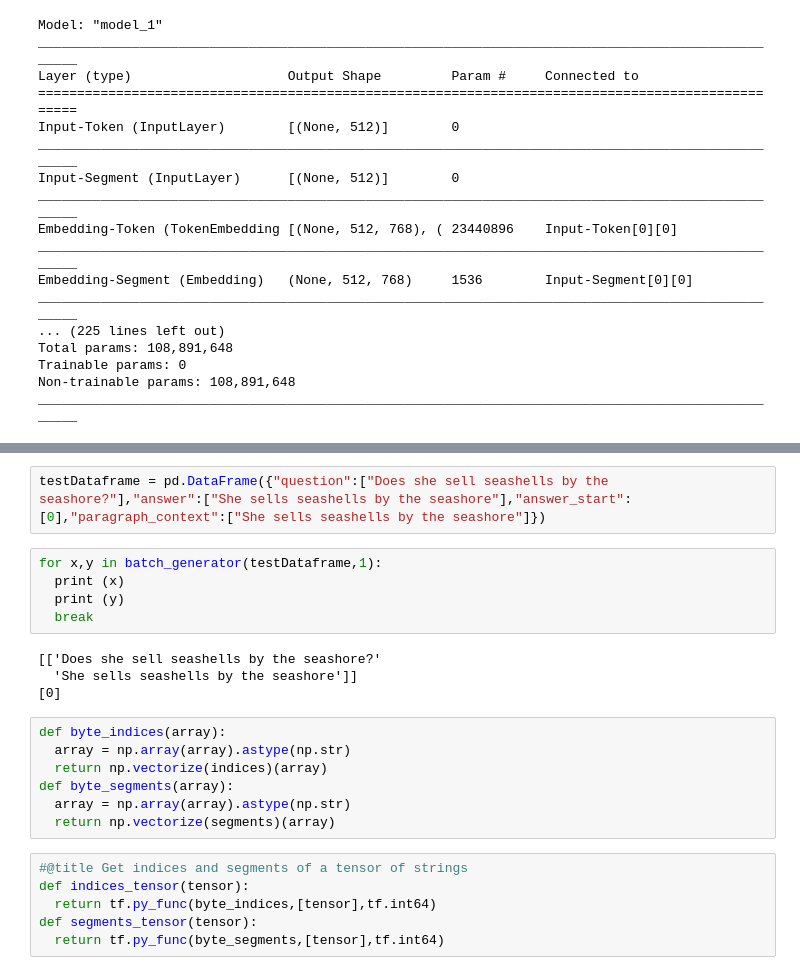
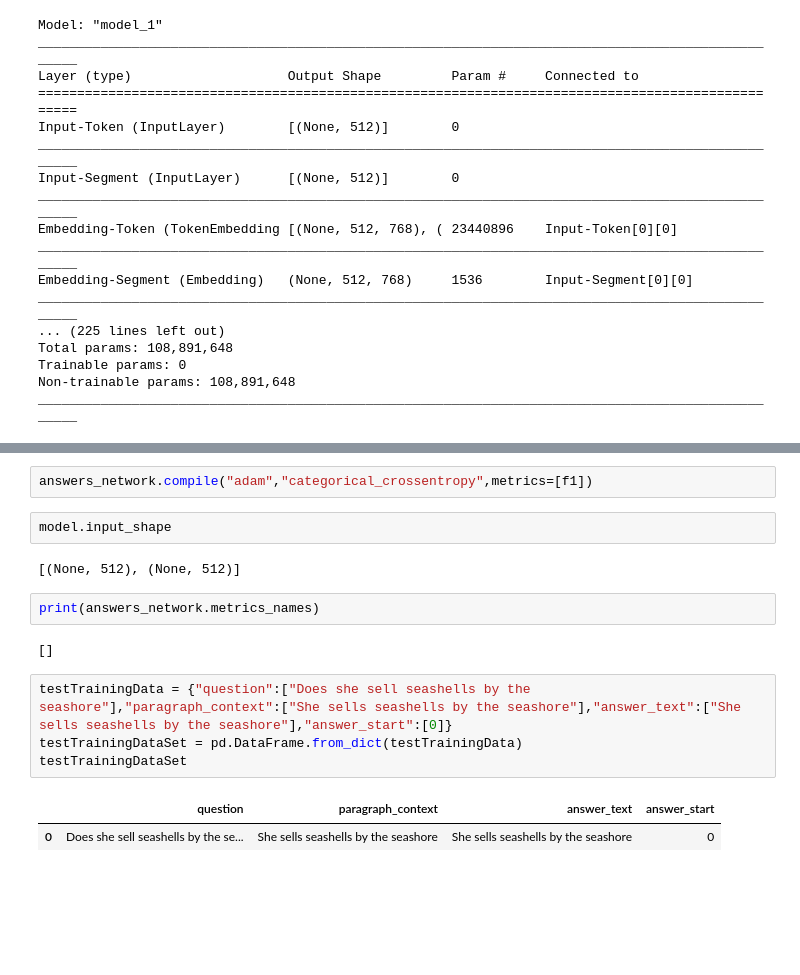
Before and after one commit to moonman239/Capstone-project, a Jupyter notebook: Capstone_project_merged.ipynb, the cells around one changed output, grey strips where cells are left out. Drawn from its saved outputs; the diff is of its cells as text; blank space fills up the shorter version.

```diff
--- a/Capstone_project_merged.ipynb
+++ b/Capstone_project_merged.ipynb
@@ -479,24 +885,17 @@ def pad_str(series,length=-1):
+# %%
+answers_network.compile("adam","categorical_crossentropy",metrics=[f1])
+# %%
+model.input_shape
+# %% [output]
+[(None, 512), (None, 512)]
+# %%
+print(answers_network.metrics_names)
+# %% [output]
+[]
 # %%
-testDataframe = pd.DataFrame({"question":["Does she sell seashells by the seashore?"],"answer":["She sells seashells by the seashore"],"answer_start":[0],"paragraph_context":["She sells seashells by the seashore"]})
+testTrainingData = {"question":["Does she sell seashells by the seashore"],"paragraph_context":["She sells seashells by the seashore"],"answer_text":["She sells seashells by the seashore"],"answer_start":[0]}
+testTrainingDataSet = pd.DataFrame.from_dict(testTrainingData)
+testTrainingDataSet
+# %% [output]
+|  | question | paragraph_context | answer_text | answer_start |
+| 0 | Does she sell seashells by the se... | She sells seashells by the seashore | She sells seashells by the seashore | 0 |
-# %%
-for x,y in batch_generator(testDataframe,1):
-  print (x)
-  print (y)
-  break
-# %% [output]
-[['Does she sell seashells by the seashore?'
-  'She sells seashells by the seashore']]
-[0]
-# %%
-def byte_indices(array):
-  array = np.array(array).astype(np.str)
-  return np.vectorize(indices)(array)
-def byte_segments(array):
-  array = np.array(array).astype(np.str)
-  return np.vectorize(segments)(array)
-# %%
-#@title Get indices and segments of a tensor of strings
-def indices_tensor(tensor):
-  return tf.py_func(byte_indices,[tensor],tf.int64)
-def segments_tensor(tensor):
-  return tf.py_func(byte_segments,[tensor],tf.int64)
```
Also changed, not shown: parts of 151 cells of this notebook.
